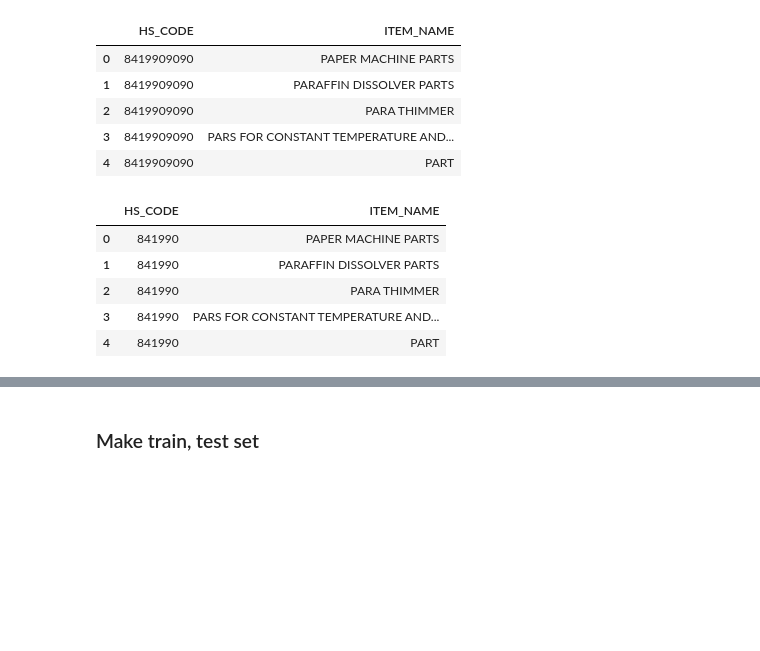
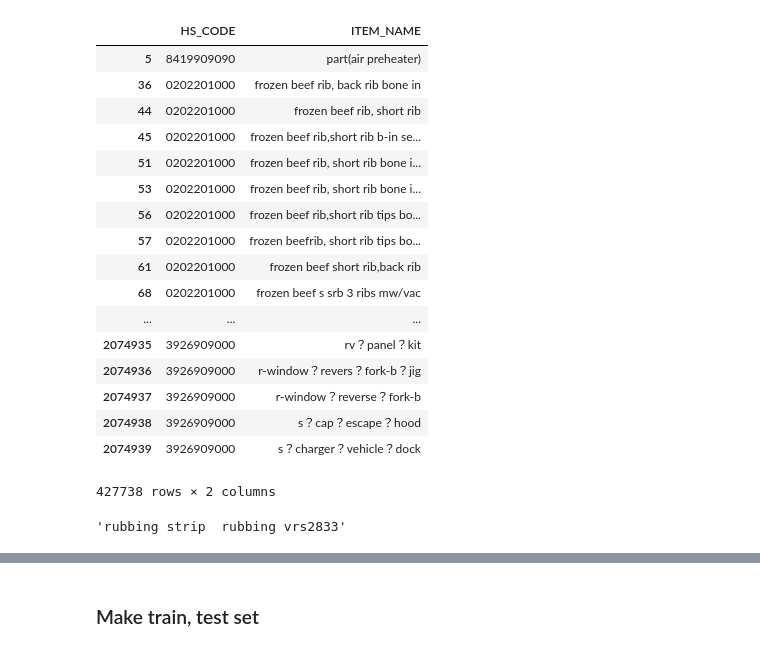
Before and after one commit to yiyc-kr/pandas-modules, a Jupyter notebook: data_evaluation.ipynb, the cells around one changed output, grey strips where cells are left out. Cells and saved outputs as stored; diff of their text form; code cells hidden in the pictures; blank space fills up the shorter version.

```diff
--- a/data_evaluation.ipynb
+++ b/data_evaluation.ipynb
@@ -4,23 +9,6 @@ import matplotlib.pylab as plt
 # %%
 # Read csv
 hscode_df = pd.read_csv("./data/fta_hscode.csv", encoding="utf-8",
-                       dtype={'HS_CODE': str, "ITEM_NAME": str})
-hscode_df.head()
+                       dtype={'HS_CODE': str, 'ITEM_NAME': str})
+hscode_df.HS_CODE = hscode_df.HS_CODE.map(lambda x: '0' + x if len(x) < 10 else x)
+hscode_df.ITEM_NAME = hscode_df.ITEM_NAME.str.lower()
-# %% [output]
-|  | HS_CODE | ITEM_NAME |
-| 0 | 8419909090 | PAPER MACHINE PARTS |
-| 1 | 8419909090 | PARAFFIN DISSOLVER PARTS |
-| 2 | 8419909090 | PARA THIMMER |
-| 3 | 8419909090 | PARS FOR CONSTANT TEMPERATURE AND... |
-| 4 | 8419909090 | PART |
-# %%
-# Slice hscode to 6
-hscode_df.HS_CODE = hscode_df.HS_CODE.str.slice(stop=6)
-hscode_df.head()
-# %% [output]
-|  | HS_CODE | ITEM_NAME |
-| 0 | 841990 | PAPER MACHINE PARTS |
-| 1 | 841990 | PARAFFIN DISSOLVER PARTS |
-| 2 | 841990 | PARA THIMMER |
-| 3 | 841990 | PARS FOR CONSTANT TEMPERATURE AND... |
-| 4 | 841990 | PART |
@@ -26,0 +40,26 @@ hscode_df.head()
+# %%
+# Check Special Char
+hscode_df.loc[hscode_df.ITEM_NAME.str.contains(r"[^A-Za-z0-9 \-]")]
+# %% [output]
+|  | HS_CODE | ITEM_NAME |
+| 5 | 8419909090 | part(air preheater) |
+| 36 | 0202201000 | frozen beef rib, back rib bone in |
+| 44 | 0202201000 | frozen beef rib, short rib |
+| 45 | 0202201000 | frozen beef rib,short rib b-in se... |
+| 51 | 0202201000 | frozen beef rib, short rib bone i... |
+| 53 | 0202201000 | frozen beef rib, short rib bone i... |
+| 56 | 0202201000 | frozen beef rib,short rib tips bo... |
+| 57 | 0202201000 | frozen beefrib, short rib tips bo... |
+| 61 | 0202201000 | frozen beef short rib,back rib |
+| 68 | 0202201000 | frozen beef s srb 3 ribs mw/vac |
+| ... | ... | ... |
+| 2074935 | 3926909000 | rv？panel？kit |
+| 2074936 | 3926909000 | r-window？revers？fork-b？jig |
+| 2074937 | 3926909000 | r-window？reverse？fork-b |
+| 2074938 | 3926909000 | s？cap？escape？hood |
+| 2074939 | 3926909000 | s？charger？vehicle？dock |
+427738 rows × 2 columns
+# %%
+re.sub(r"[^a-z0-9 ]", " ", "rubbing？strip,？rubbing？vrs2833")
+# %% [output]
+'rubbing strip  rubbing vrs2833'
```
Also changed, not shown: parts of 61 cells of this notebook.
